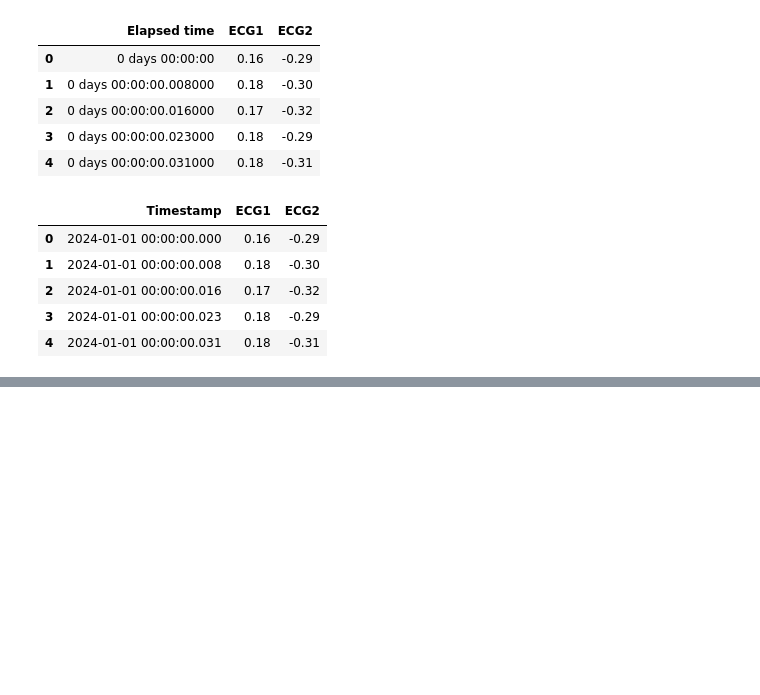
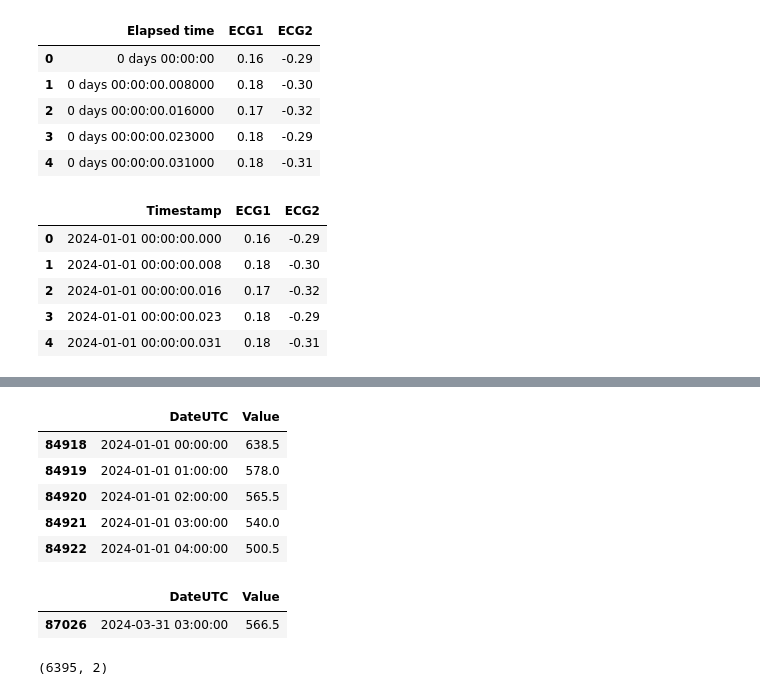
Before and after one commit to samtholathrobin/Dynamic-Time-Series-Ensemble, a Jupyter notebook: intro.ipynb, the cells around one changed output, grey strips where cells are left out. Cells and saved outputs as stored; diff of their text form; code cells hidden in the pictures; blank space fills up the shorter version.

```diff
--- a/intro.ipynb
+++ b/intro.ipynb
@@ -114,0 +231,3 @@ df_cleaned.to_csv('cleaned_ECG.csv',index=False)
+# %%
+df_gb_c = df_gb.sort_values(by="DateUTC")
+df_gb_c.drop(columns=['CountryCode'], inplace=True) #because only one country is there after filtering
@@ -114,0 +239,15 @@ df_cleaned.to_csv('cleaned_ECG.csv',index=False)
+# %%
+df_gb_c.head()
+# %% [output]
+|  | DateUTC | Value |
+| 84918 | 2024-01-01 00:00:00 | 638.5 |
+| 84919 | 2024-01-01 01:00:00 | 578.0 |
+| 84920 | 2024-01-01 02:00:00 | 565.5 |
+| 84921 | 2024-01-01 03:00:00 | 540.0 |
+| 84922 | 2024-01-01 04:00:00 | 500.5 |
+# %%
+duplicates = df_gb_c[df_gb_c.duplicated(subset=["DateUTC"], keep='first')]
+duplicates # There are duplicates in the data
+# %% [output]
+|  | DateUTC | Value |
+| 87026 | 2024-03-31 03:00:00 | 566.5 |
@@ -114,0 +256,4 @@ df_cleaned.to_csv('cleaned_ECG.csv',index=False)
+# %%
+df_gb_c.shape
+# %% [output]
+(6395, 2)
```
Also changed, not shown: parts of 22 cells of this notebook, 4 other files.
